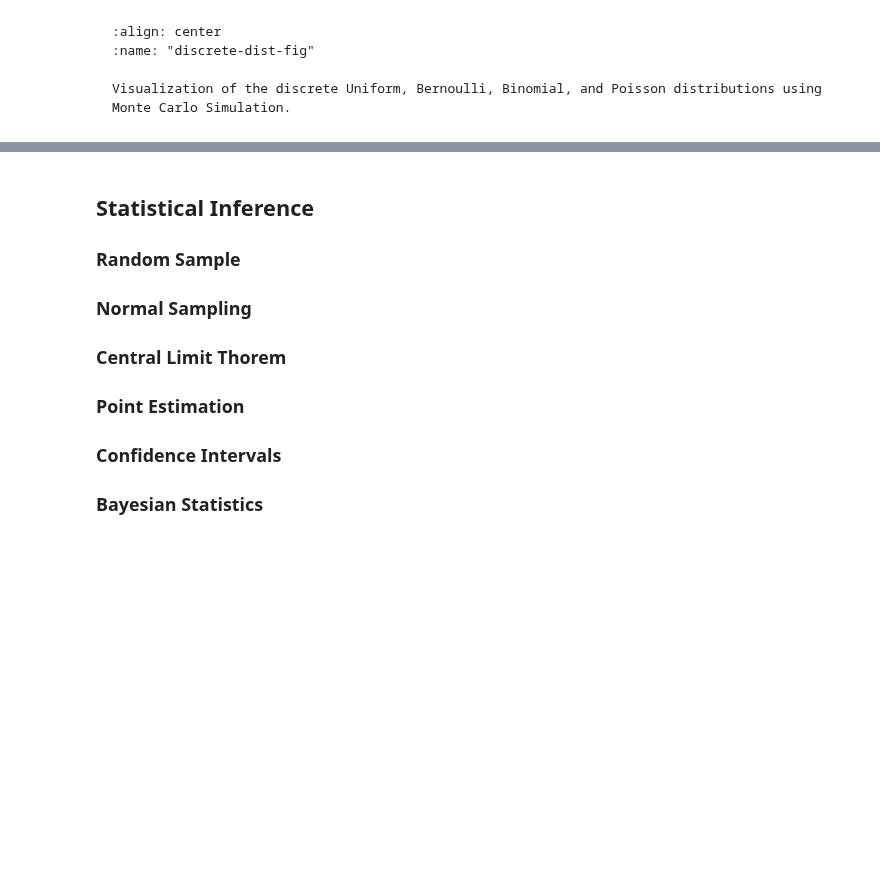
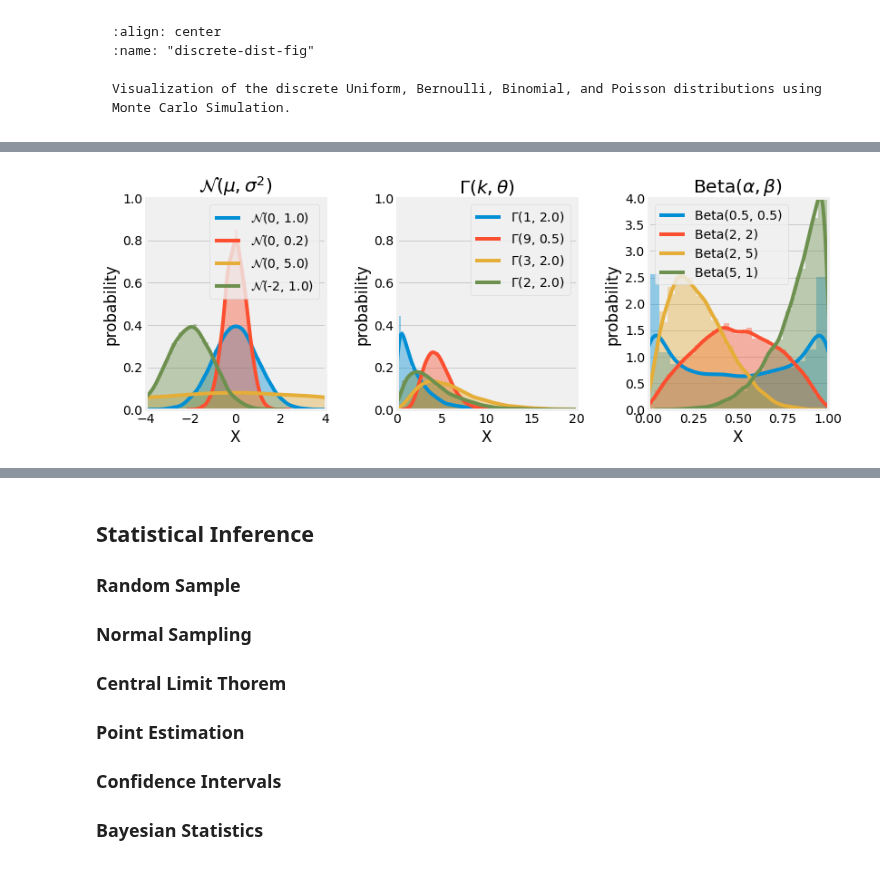
Before and after one commit to yliess86/DataDrivenScienceBook, a Jupyter notebook: data_driven_science_book/2_applied_mathematics/2_probabilities_and_information_theory.ipynb, the cells around one changed output, grey strips where cells are left out. Drawn from its saved outputs; the diff is of its cells as text; code cells hidden in the pictures; blank space fills up the shorter version.

```diff
--- a/data_driven_science_book/2_applied_mathematics/2_probabilities_and_information_theory.ipynb
+++ b/data_driven_science_book/2_applied_mathematics/2_probabilities_and_information_theory.ipynb
@@ -905,0 +957,68 @@ Visualization of the discrete Uniform, Bernoulli, Binomial, and Poisson distribu
+# %%
+import matplotlib.pyplot as plt
+import numpy as np
+import seaborn as sns
+plt.ion()
+plt.style.use("fivethirtyeight")
+np.random.seed(42)
+
+N = int(1e4)
+
+fig = plt.figure(figsize=(12, 4),  facecolor="white")
+ax1, ax2, ax3 = [fig.add_subplot(1, 3, i + 1) for i in range(3)]
+
+sns.distplot(np.random.normal( 0, 1.0, size=N), ax=ax1, kde=True, norm_hist=True)
+sns.distplot(np.random.normal( 0, 0.5, size=N), ax=ax1, kde=True, norm_hist=True)
+sns.distplot(np.random.normal( 0, 5.0, size=N), ax=ax1, kde=True, norm_hist=True)
+sns.distplot(np.random.normal(-2, 1.0, size=N), ax=ax1, kde=True, norm_hist=True)
+ax1.title.set_text("$\\mathcal{N}(\\mu, \\sigma^2)$")
+ax1.set_xlabel("X")
+ax1.set_ylabel("probability")
+ax1.set_xlim(-4, 4)
+ax1.set_ylim(0, 1)
+ax1.grid(axis='x')
+ax1.legend(labels=[
+    "$\\mathcal{N}$(0, 1.0)",
+    "$\\mathcal{N}$(0, 0.2)",
+    "$\\mathcal{N}$(0, 5.0)",
+    "$\\mathcal{N}$(-2, 1.0)",
+])
+
+sns.distplot(np.random.gamma(1, 2.0, size=N), ax=ax2, kde=True, norm_hist=True)
+sns.distplot(np.random.gamma(9, 0.5, size=N), ax=ax2, kde=True, norm_hist=True)
+sns.distplot(np.random.gamma(3, 2.0, size=N), ax=ax2, kde=True, norm_hist=True)
+sns.distplot(np.random.gamma(2, 2.0, size=N), ax=ax2, kde=True, norm_hist=True)
+ax2.title.set_text("$\Gamma(k, \\theta)$")
+ax2.set_xlabel("X")
+ax2.set_ylabel("probability")
+ax2.set_xlim(0, 20)
+ax2.set_ylim(0, 1)
+ax2.grid(axis='x')
+ax2.legend(labels=[
+    "$\Gamma$(1, 2.0)",
+    "$\Gamma$(9, 0.5)",
+    "$\Gamma$(3, 2.0)",
+    "$\Gamma$(2, 2.0)",
+])
+
+sns.distplot(np.random.beta(0.5, 0.5, size=N), ax=ax3, kde=True, norm_hist=True)
+sns.distplot(np.random.beta(2.0, 2.0, size=N), ax=ax3, kde=True, norm_hist=True)
+sns.distplot(np.random.beta(2.0, 5.0, size=N), ax=ax3, kde=True, norm_hist=True)
+sns.distplot(np.random.beta(5.0, 1.0, size=N), ax=ax3, kde=True, norm_hist=True)
+ax3.title.set_text("Beta$(\\alpha, \\beta)$")
+ax3.set_xlabel("X")
+ax3.set_ylabel("probability")
+ax3.set_xlim(0, 1)
+ax3.set_ylim(0, 4)
+ax3.grid(axis='x')
+ax3.legend(labels=[
+    "Beta(0.5, 0.5)",
+    "Beta(2, 2)",
+    "Beta(2, 5)",
+    "Beta(5, 1)",
+])
+
+fig.subplots_adjust(hspace=0.25, wspace=0.40)
+fig.canvas.draw()
+# %% [output]
+[figure, added]
```
Also changed, not shown: parts of 7 cells of this notebook.
